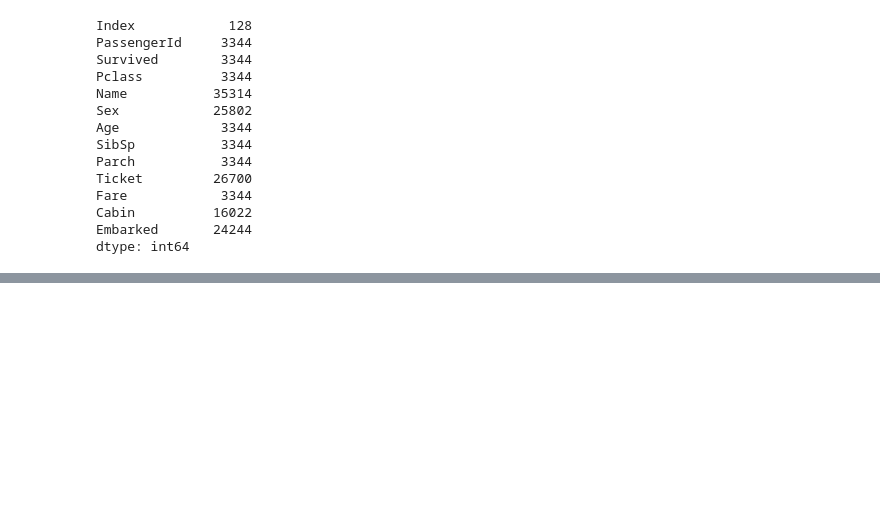
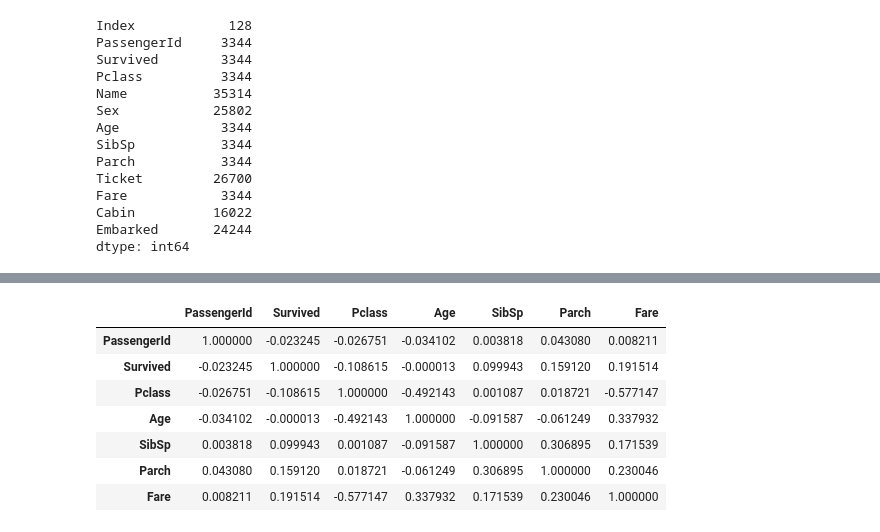
Before and after one commit to DenzAviator/EDA, a Jupyter notebook: EDA.ipynb, the cells around one changed output, grey strips where cells are left out. Cells and saved outputs as stored; diff of their text form; code cells hidden in the pictures; blank space fills up the shorter version.

```diff
--- a/EDA.ipynb
+++ b/EDA.ipynb
@@ -55,0 +174,11 @@ dtype: int64
+# %%
+df.corr()
+# %% [output]
+|  | PassengerId | Survived | Pclass | Age | SibSp | Parch | Fare |
+| PassengerId | 1.000000 | -0.023245 | -0.026751 | -0.034102 | 0.003818 | 0.043080 | 0.008211 |
+| Survived | -0.023245 | 1.000000 | -0.108615 | -0.000013 | 0.099943 | 0.159120 | 0.191514 |
+| Pclass | -0.026751 | -0.108615 | 1.000000 | -0.492143 | 0.001087 | 0.018721 | -0.577147 |
+| Age | -0.034102 | -0.000013 | -0.492143 | 1.000000 | -0.091587 | -0.061249 | 0.337932 |
+| SibSp | 0.003818 | 0.099943 | 0.001087 | -0.091587 | 1.000000 | 0.306895 | 0.171539 |
+| Parch | 0.043080 | 0.159120 | 0.018721 | -0.061249 | 0.306895 | 1.000000 | 0.230046 |
+| Fare | 0.008211 | 0.191514 | -0.577147 | 0.337932 | 0.171539 | 0.230046 | 1.000000 |
```
Also changed, not shown: parts of 13 cells of this notebook.
